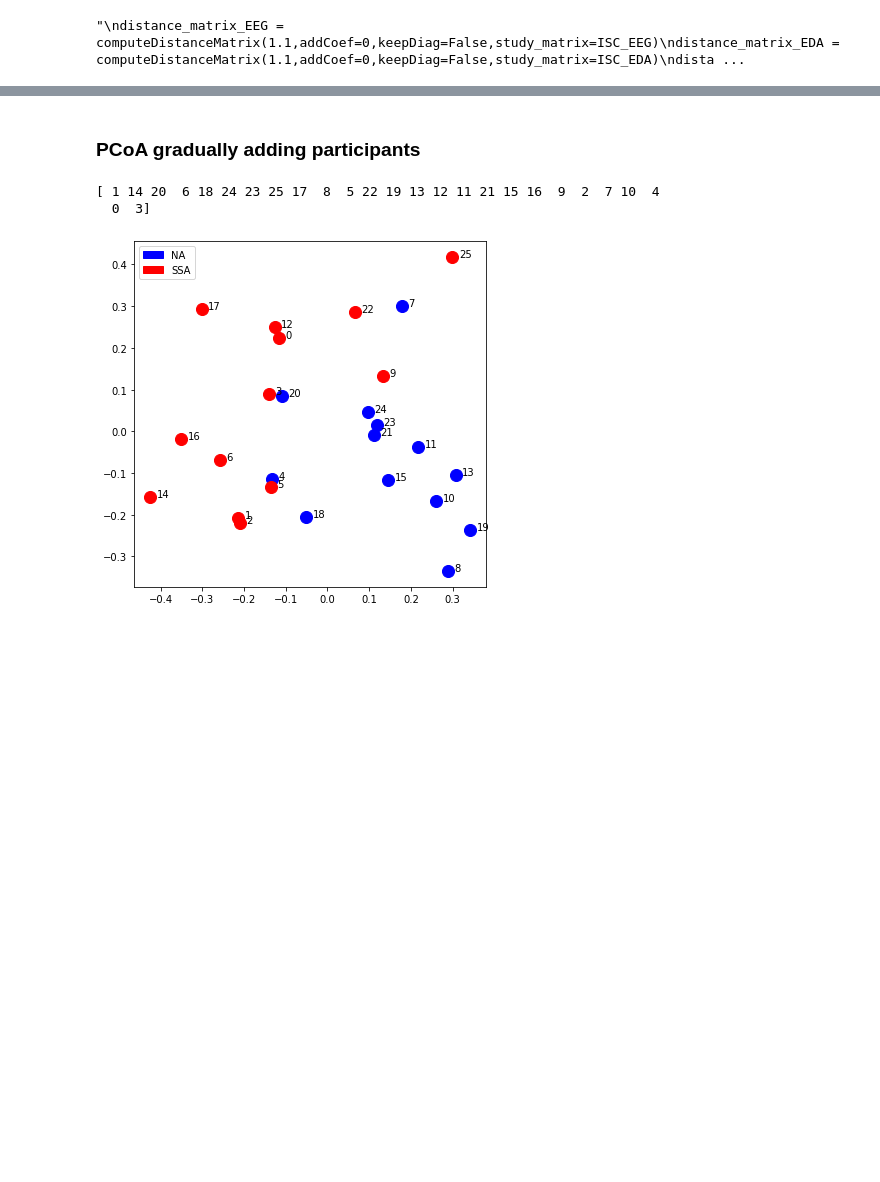
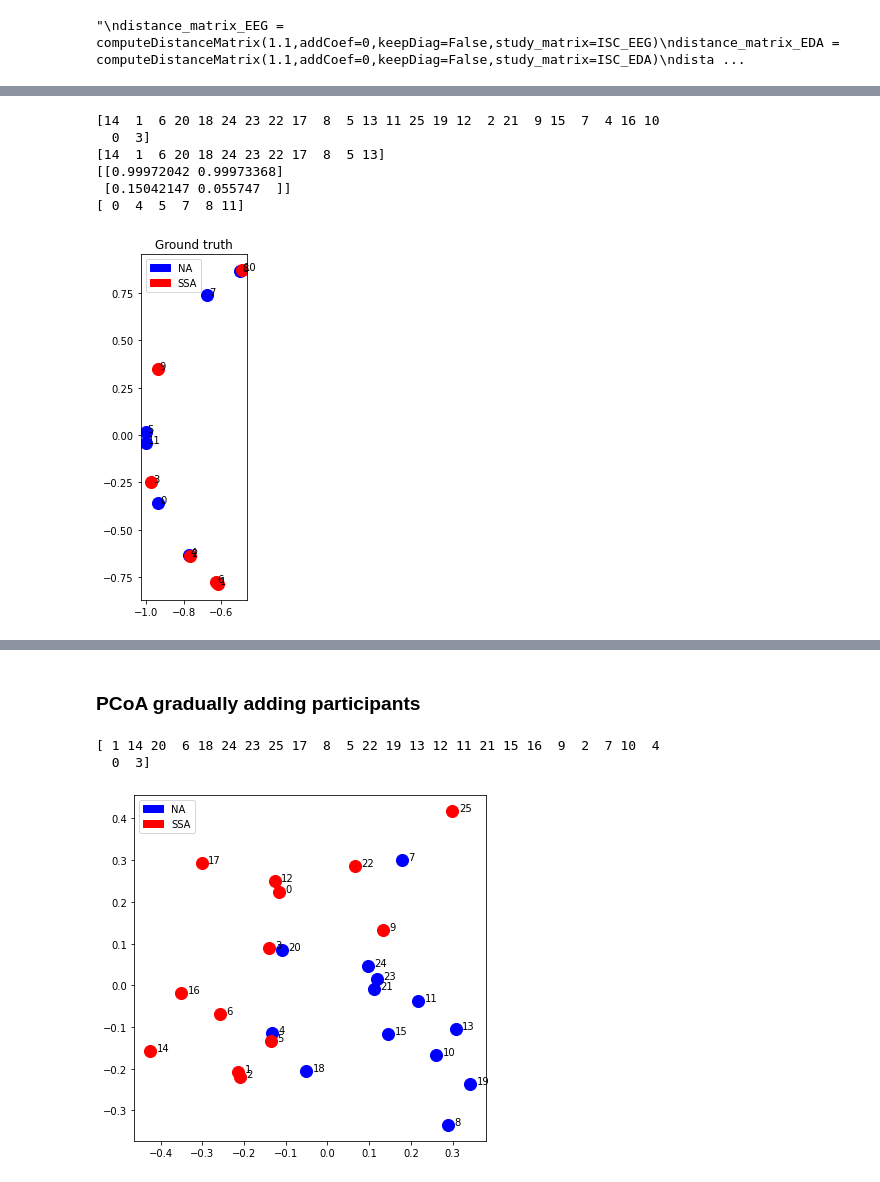
Before and after one commit to alexandremerasli/TFE, a Jupyter notebook: cluster_data.ipynb, the cells around one changed output, grey strips where cells are left out. Saved outputs shown, nothing was run; the diff lists cells and outputs as text; code cells hidden in the pictures; blank space fills up the shorter version.

```diff
--- a/cluster_data.ipynb
+++ b/cluster_data.ipynb
@@ -2146 +2162,70 @@ print(condition)
 [0 1 0 1 0 0 1 0 1 0 1 0 1 0 1 1 0 0 0 1 1 1 0 1 1 0]
+# %%
+def kargmin(array, k):
+    tmp = np.copy(array)
+    tmp = np.argsort(tmp)
+    return tmp[:k]
+
+def bestClassifiedOverAll(result,k):
+    foundNA = subjects[result.label==0]
+    cluster0 = result.best_points[result.label==0]
+    center0 = np.mean(cluster0,axis=0)
+    foundSSA = subjects[result.label==1]
+    cluster1 = result.best_points[result.label==1]
+    center1 = np.mean(cluster1,axis=0)
+
+    distArray0 = pairwise_distances(cluster0,np.tile(center0,(cluster0.shape[0],1)))[:,0]
+    distArray1 = pairwise_distances(cluster1,np.tile(center1,(cluster1.shape[0],1)))[:,0]
+
+    dist = np.concatenate((distArray0,distArray1))
+    idx = np.argsort(np.concatenate((foundNA,foundSSA)))
+    return kargmin(dist[idx],k)
+
+
+
+
+def computeMVSCCoordinate(n_clusters=2,p=26):
+    sortedIdx = bestClassifiedOverAll(result,N)
+    print(sortedIdx)
+    mat_EEG = np.copy(ISC_EEG[sortedIdx,:])
+    mat_EEG = mat_EEG[:,sortedIdx]
+    mat_EDA = np.copy(ISC_EDA[sortedIdx,:])
+    mat_EDA = mat_EDA[:,sortedIdx]
+    mat_IBI = np.copy(ISC_IBI[sortedIdx,:])
+    mat_IBI = mat_IBI[:,sortedIdx]
+
+    mat_EEG = mat_EEG[:p,:p]
+    mat_EDA = mat_EDA[:p,:p]
+    mat_IBI = mat_IBI[:p,:p]
+    global subjectsWithoutShift
+    subjectsWithoutShift = sortedIdx[:p]
+    print(subjectsWithoutShift)
+
+    distance_matrix = computeDistanceMatrix(1.1,addCoef=0,keepDiag=False,study_matrix=mat)
+    plt.figure()
+    distance_matrix_EEG = computeDistanceMatrix(1.1,addCoef=0,keepDiag=False,study_matrix=mat_EEG)
+    distance_matrix_EDA = computeDistanceMatrix(1.1,addCoef=0,keepDiag=False,study_matrix=mat_EDA)
+    distance_matrix_IBI = computeDistanceMatrix(1.1,addCoef=0,keepDiag=False,study_matrix=mat_IBI)
+
+    distance_matrix_corr_EEG = pairwise_distances(mat_EEG,metric='correlation')
+
+    MVSC = mvsc([distance_matrix_EEG,distance_matrix_corr_EEG],[True,True],2)
+    #MVSC = mvsc([distance_matrix_EEG,distance_matrix_EDA,distance_matrix_IBI,distance_matrix_corr_EEG],[True,True,True,True],n_clusters)
+    #MVSC = mvsc([distance_matrix_EEG,distance_matrix_EDA,distance_matrix_IBI,distance_matrix_corr_EEG],[True,True,True,True,True,True],n_clusters)
+
+    points = MVSC[2]
+    print(MVSC[1])
+    return points
+    #return preprocessing.scale(points,axis=0)
+
+nbParticipants = 12
+points = computeMVSCCoordinate(2,nbParticipants)
+plotPoints(points,subjects=sortedIdx[:p])
+# %% [output]
+[14  1  6 20 18 24 23 22 17  8  5 13 11 25 19 12  2 21  9 15  7  4 16 10
+  0  3]
+[14  1  6 20 18 24 23 22 17  8  5 13]
+[[0.99972042 0.99973368]
+ [0.15042147 0.055747  ]]
+[ 0  4  5  7  8 11]
+[figure, added]
```
Also changed, not shown: parts of 11 cells of this notebook.
